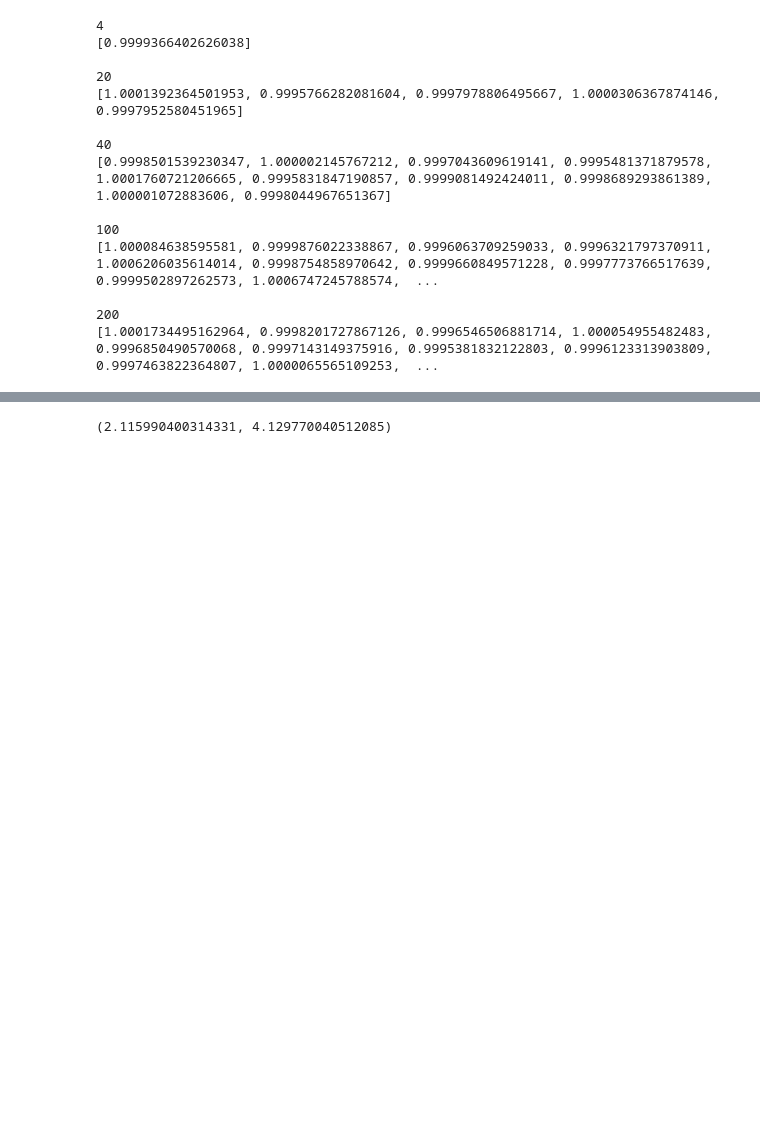
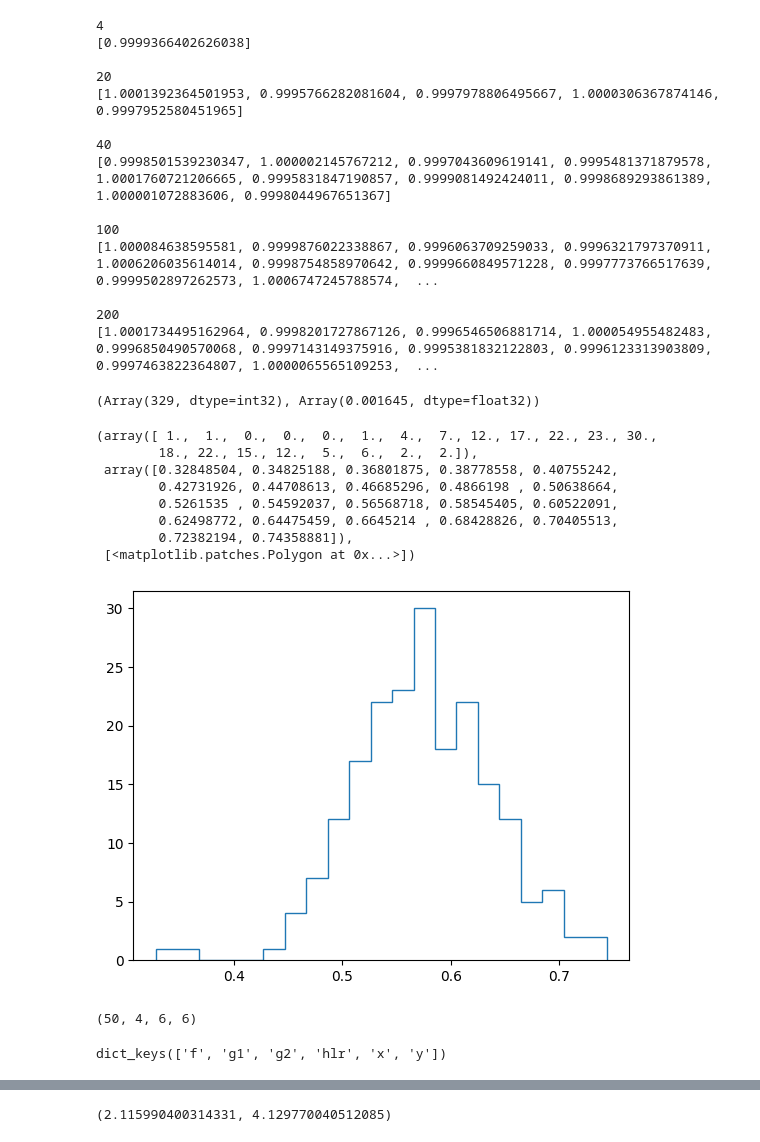
Before and after one commit to LSSTDESC/BPD, a Jupyter notebook: notebooks/summary-results1.ipynb, the cells around one changed output, grey strips where cells are left out. Drawn from its saved outputs; the diff is of its cells as text; code cells hidden in the pictures; blank space fills up the shorter version.

```diff
--- a/notebooks/summary-results1.ipynb
+++ b/notebooks/summary-results1.ipynb
@@ -202,3 +202,33 @@ for n in ALL_N_CHAINS:
 
 200
 [1.0001734495162964, 0.9998201727867126, 0.9996546506881714, 1.000054955482483, 0.9996850490570068, 0.9997143149375916, 0.9995381832122803, 0.9996123313903809, 0.9997463822364807, 1.0000065565109253,  ...
+# %%
+# total divergences
+n_divs = d2[200]['info'].is_divergent.sum()
+n_steps = d2[200]['info'].is_divergent.size
+n_divs, n_divs / n_steps
+# %% [output]
+(Array(329, dtype=int32), Array(0.001645, dtype=float32))
+# %%
+# how different are tuned step sizes for different noise realizations of sample galaxy
+step_size = d2[200]['tuned_params']['step_size']
+ss = step_size.ravel()
+plt.hist(ss, bins=21, histtype='step')
+# %% [output]
+(array([ 1.,  1.,  0.,  0.,  0.,  1.,  4.,  7., 12., 17., 22., 23., 30.,
+        18., 22., 15., 12.,  5.,  6.,  2.,  2.]),
+ array([0.32848504, 0.34825188, 0.36801875, 0.38778558, 0.40755242,
+        0.42731926, 0.44708613, 0.46685296, 0.4866198 , 0.50638664,
+        0.5261535 , 0.54592037, 0.56568718, 0.58545405, 0.60522091,
+        0.62498772, 0.64475459, 0.6645214 , 0.68428826, 0.70405513,
+        0.72382194, 0.74358881]),
+ [<matplotlib.patches.Polygon at 0x...>])
+[figure, added]
+# %%
+d2[200]['tuned_params']['inverse_mass_matrix'].shape
+# %% [output]
+(50, 4, 6, 6)
+# %%
+d2[200]['states'].position.keys() # order for imm
+# %% [output]
+dict_keys(['f', 'g1', 'g2', 'hlr', 'x', 'y'])
```
Also changed, not shown: parts of 12 cells of this notebook.
